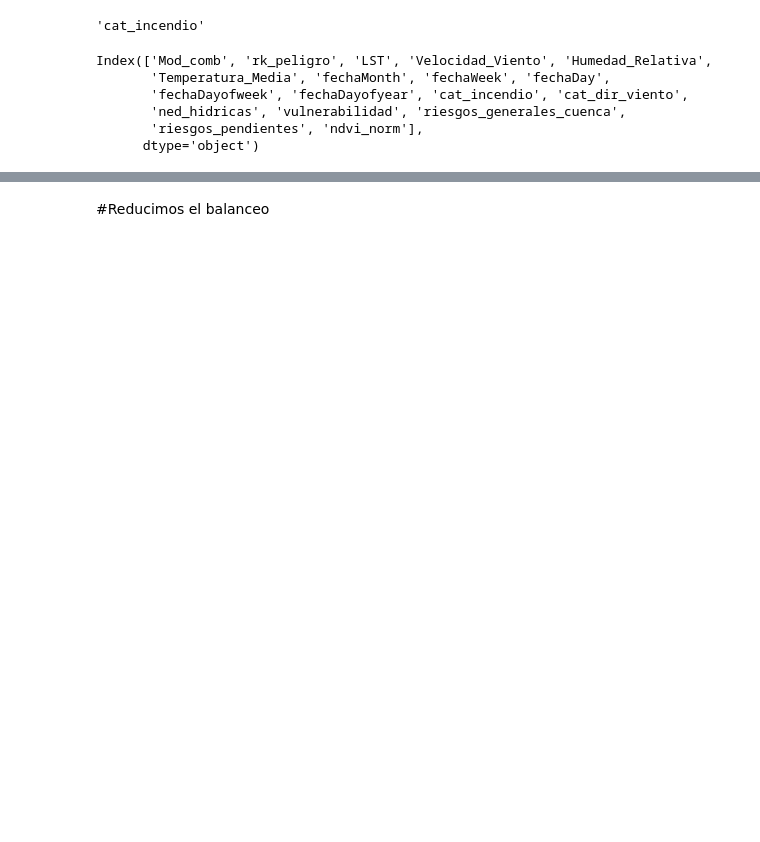
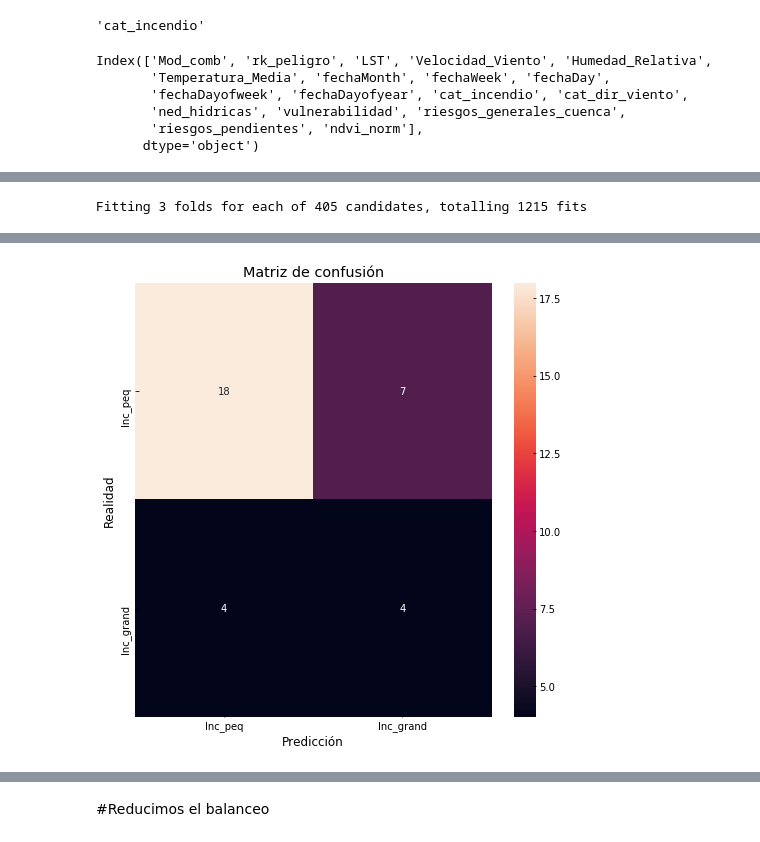
Before and after one commit to fire-classifying/fireclass, a Jupyter notebook: fire_classify_2classes.ipynb, the cells around one changed output, grey strips where cells are left out. Saved outputs shown, nothing was run; the diff lists cells and outputs as text; code cells hidden in the pictures; blank space fills up the shorter version.

```diff
--- a/fire_classify_2classes.ipynb
+++ b/fire_classify_2classes.ipynb
@@ -514,0 +614,26 @@ weighted avg       0.69      0.73      0.70        33
+# %%
+### XBOOST ###
+import xgboost as xgb
+from scipy.stats import uniform, randint
+
+xgb_model = xgb.XGBClassifier()
+
+parameter_grid_XGBOOST = {
+            'min_child_weight': [1, 5, 10],
+        'gamma': [0.5, 1, 1.5, 2, 5],
+        'subsample': [0.6, 0.8, 1.0],
+        'colsample_bytree': [0.6, 0.8, 1.0],
+        'max_depth': [3, 4, 5]
+            }
+
+
+xgb = GridSearchCV(xgb_model, param_grid=parameter_grid_XGBOOST, cv=3, verbose=1, n_jobs=1, return_train_score=True)
+xgb.fit(X_train,np.ravel(y_train))
+pred = xgb.predict(X_test)
+
+insert_result('XBOOST', 'Modelo_base', pred)
+result
+
+matriz_confusion(y_test,pred)
+# %% [output]
+Fitting 3 folds for each of 405 candidates, totalling 1215 fits
@@ -514,0 +642 @@ weighted avg       0.69      0.73      0.70        33
+[figure, added]
```
Also changed, not shown: parts of 89 cells of this notebook.
